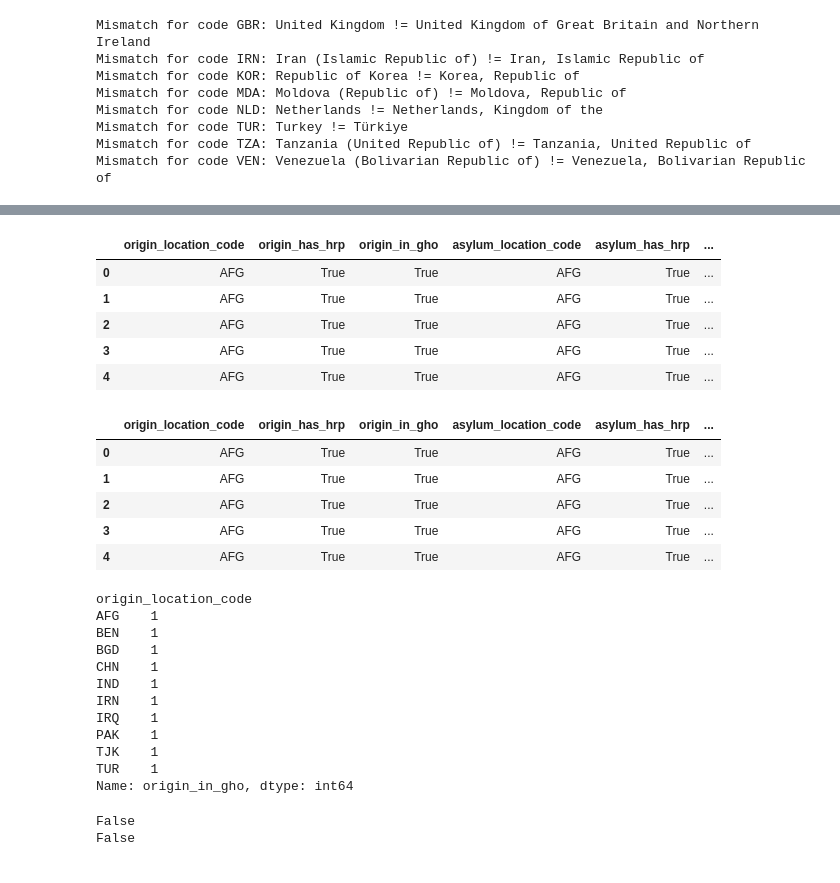
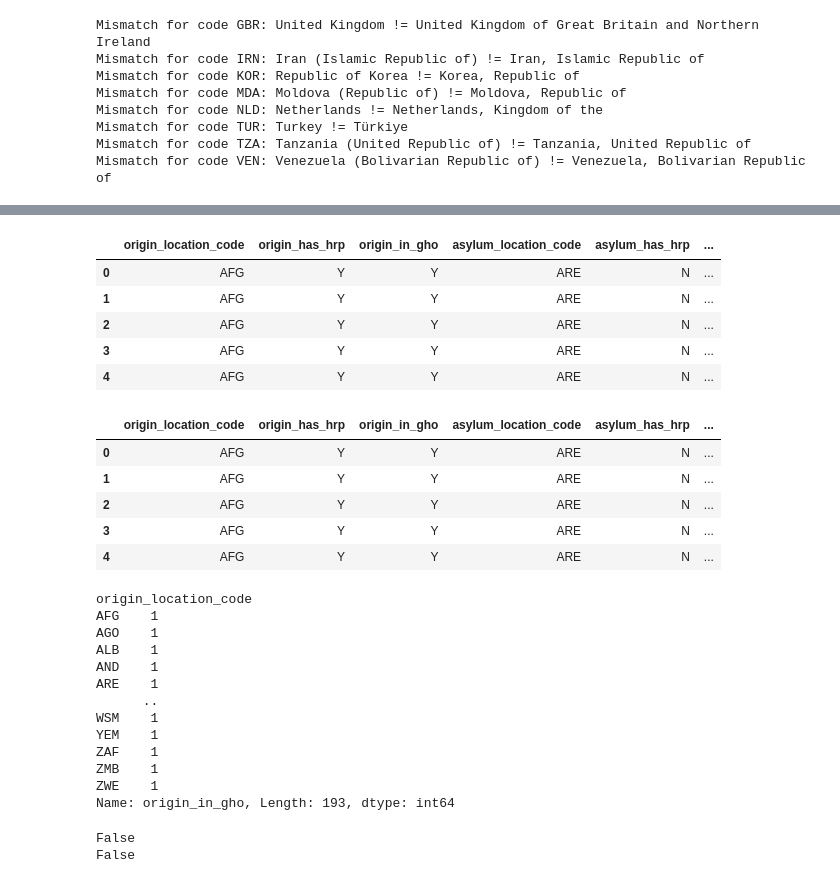
Before and after one commit to group-pi-dataviz/group-pi-dataviz.github.io, a Jupyter notebook: scripts/data_prepocessing_parte5.ipynb, the cells around one changed output, grey strips where cells are left out. Saved outputs shown, nothing was run; the diff lists cells and outputs as text; code cells hidden in the pictures.

```diff
--- a/scripts/data_prepocessing_parte5.ipynb
+++ b/scripts/data_prepocessing_parte5.ipynb
@@ -70,8 +70,8 @@ Link alla documentazione: hdx-hapi.readthedocs.io
 
 Centre for Humanitarian Data: Il blog ufficiale ha pubblicato articoli sul rilascio di queste API ("Expanded Coverage and New Features") spiegando proprio l'aggiunta dei campi has_hrp e in_gho per facilitare il filtraggio dei paesi in crisi.
 # %%
-migration_data = load_data("../data/hdx_hapi_refugees_afg.csv")
-migration_data.head()
+migration_data_2000 = load_data("../data/hdx_hapi_refugees_global_2000_2004.csv")
+migration_data_2000.head()
 # %% [output]
 Data loaded successfully.
 |  | origin_location_code | origin_has_hrp | origin_in_gho | asylum_location_code | asylum_has_hrp | ... |
@@ -497,39 +592,40 @@ array(['2020-12-31', '2021-12-31', '2022-12-31', '2023-12-31',
 # %%
 # Adding a 'year' column extracting year from 'reference_period_end' which is in format 'YYYY-MM-DD'
-migration_data['year'] = migration_data['reference_period_end'].apply(lambda x: int(x.split('-')[0]) if pd.notnull(x) else np.nan)
-migration_data.head()
+migration_data_2000['year'] = migration_data_2000['reference_period_end'].apply(lambda x: int(x.split('-')[0]) if pd.notnull(x) else np.nan)
+migration_data_2000.head()
 # %% [output]
 |  | origin_location_code | origin_has_hrp | origin_in_gho | asylum_location_code | asylum_has_hrp | ... |
-| 0 | AFG | True | True | AFG | True | ... |
-| 1 | AFG | True | True | AFG | True | ... |
-| 2 | AFG | True | True | AFG | True | ... |
-| 3 | AFG | True | True | AFG | True | ... |
-| 4 | AFG | True | True | AFG | True | ... |
+| 0 | AFG | Y | Y | ARE | N | ... |
+| 1 | AFG | Y | Y | ARE | N | ... |
+| 2 | AFG | Y | Y | ARE | N | ... |
+| 3 | AFG | Y | Y | ARE | N | ... |
+| 4 | AFG | Y | Y | ARE | N | ... |
 # %%
 # dropping the columns 'reference_period_start' and 'reference_period_end' as they are no longer needed
-migration_data = migration_data.drop(columns=['reference_period_start', 'reference_period_end'])
-migration_data.head()
+migration_data_2000 = migration_data_2000.drop(columns=['reference_period_start', 'reference_period_end'])
+migration_data_2000.head()
 # %% [output]
 |  | origin_location_code | origin_has_hrp | origin_in_gho | asylum_location_code | asylum_has_hrp | ... |
-| 0 | AFG | True | True | AFG | True | ... |
-| 1 | AFG | True | True | AFG | True | ... |
-| 2 | AFG | True | True | AFG | True | ... |
-| 3 | AFG | True | True | AFG | True | ... |
-| 4 | AFG | True | True | AFG | True | ... |
+| 0 | AFG | Y | Y | ARE | N | ... |
+| 1 | AFG | Y | Y | ARE | N | ... |
+| 2 | AFG | Y | Y | ARE | N | ... |
+| 3 | AFG | Y | Y | ARE | N | ... |
+| 4 | AFG | Y | Y | ARE | N | ... |
 # %%
 # veryfing if the same 'origin_location_code' can have different 'origin_has_hrp' values [NON è così]
-migration_data.groupby('origin_location_code')['origin_in_gho'].nunique()
+migration_data_2000.groupby('origin_location_code')['origin_in_gho'].nunique()
 # %% [output]
 origin_location_code
 AFG    1
-BEN    1
-BGD    1
-CHN    1
-IND    1
-IRN    1
-IRQ    1
-PAK    1
-TJK    1
-TUR    1
-Name: origin_in_gho, dtype: int64
+AGO    1
+ALB    1
+AND    1
+ARE    1
+      ..
+WSM    1
+YEM    1
+ZAF    1
+ZMB    1
+ZWE    1
+Name: origin_in_gho, Length: 193, dtype: int64
 # %%
```
Also changed, not shown: parts of 14 cells of this notebook, 2 other files.
